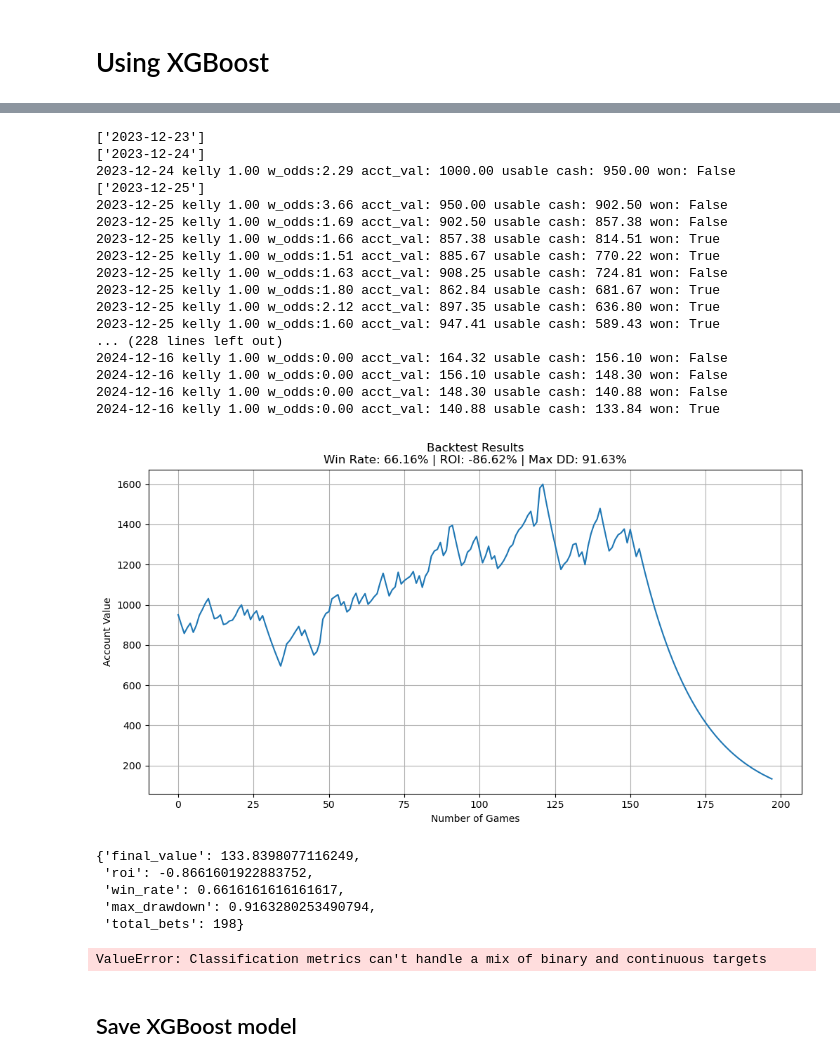
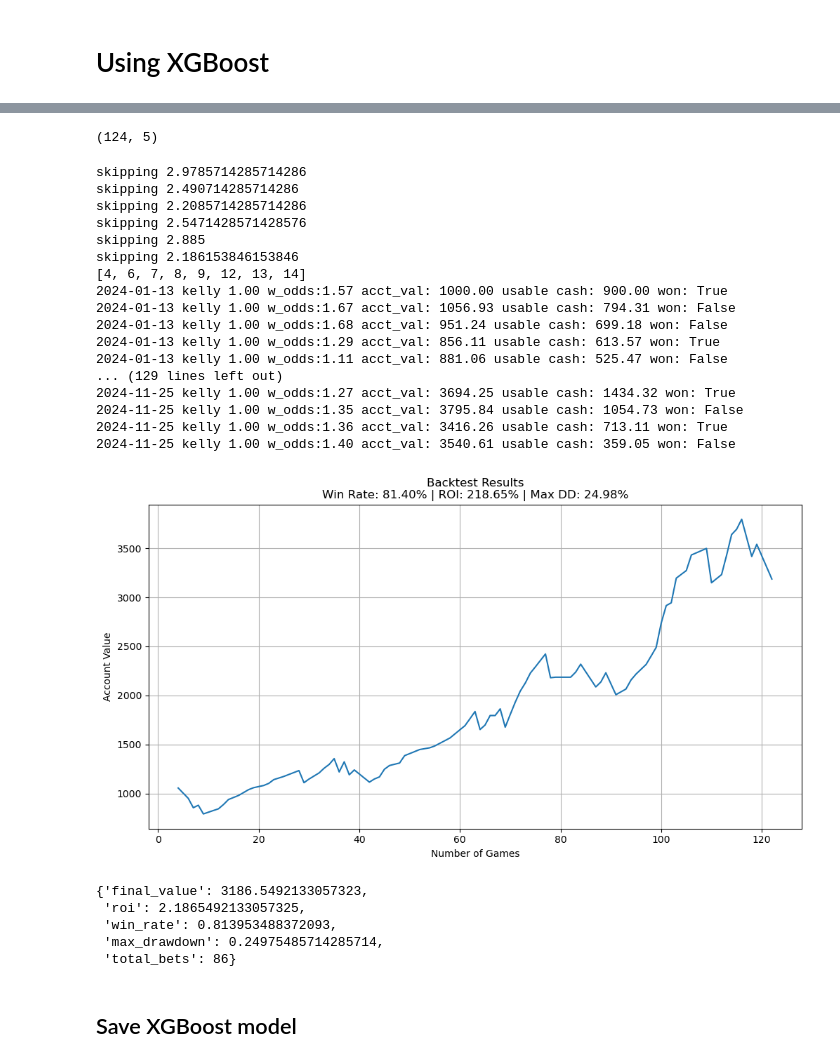
Before and after one commit to forbesjon2/NFL, a Jupyter notebook: NFL_ANN.ipynb, the cells around one changed output, grey strips where cells are left out. Drawn from its saved outputs; the diff is of its cells as text; code cells hidden in the pictures.

```diff
--- a/NFL_ANN.ipynb
+++ b/NFL_ANN.ipynb
@@ -50,3 +70,7 @@ df perf set size (200, 209)
+# %%
+test_performance_df = test_performance_df.loc[test_performance_df['D_start_odds']!= 0]
+test_performance_size = test_performance_df.shape[0]
+# test_performance_df.tail()
 # %% [markdown]
 # Columns to use
 (TODO)
@@ -1010,39 +966,42 @@ XGBRegressor(base_score=0.5, booster='gbtree', callbacks=None,
                                    0, 0, 0, 0, 0, 0, 0, 0, 0, 0, 0, 0, 0, 0, 0, ...),
              n_estimators=350, n_jobs=0, num_parallel_tree=1, predictor='auto',
              random_state=0, reg_alpha=0, reg_lambda=1, ...)
-# %%
-# Make predictions for test data
-# model = grid_search.best_estimator_
-y_pred = model.predict(perf_conts)
-predictions = [round(value) for value in y_pred]
-accuracy = accuracy_score(perf_y_col[:,0], predictions)
-
-nfl_utils.backtest_model(model, perf_conts, perf_y_col, perf_date_col, initial_capital=1000, position_size=0.05,
-                   confidence_threshold=0.0, show_plot=True)
-# %% [output]
-['2023-12-23']
-['2023-12-24']
-2023-12-24 kelly 1.00 w_odds:2.29 acct_val: 1000.00 usable cash: 950.00 won: False
-['2023-12-25']
-2023-12-25 kelly 1.00 w_odds:3.66 acct_val: 950.00 usable cash: 902.50 won: False
-2023-12-25 kelly 1.00 w_odds:1.69 acct_val: 902.50 usable cash: 857.38 won: False
-2023-12-25 kelly 1.00 w_odds:1.66 acct_val: 857.38 usable cash: 814.51 won: True
-2023-12-25 kelly 1.00 w_odds:1.51 acct_val: 885.67 usable cash: 770.22 won: True
-2023-12-25 kelly 1.00 w_odds:1.63 acct_val: 908.25 usable cash: 724.81 won: False
-2023-12-25 kelly 1.00 w_odds:1.80 acct_val: 862.84 usable cash: 681.67 won: True
-2023-12-25 kelly 1.00 w_odds:2.12 acct_val: 897.35 usable cash: 636.80 won: True
-2023-12-25 kelly 1.00 w_odds:1.60 acct_val: 947.41 usable cash: 589.43 won: True
-... (228 lines left out)
-2024-12-16 kelly 1.00 w_odds:0.00 acct_val: 164.32 usable cash: 156.10 won: False
-2024-12-16 kelly 1.00 w_odds:0.00 acct_val: 156.10 usable cash: 148.30 won: False
-2024-12-16 kelly 1.00 w_odds:0.00 acct_val: 148.30 usable cash: 140.88 won: False
-2024-12-16 kelly 1.00 w_odds:0.00 acct_val: 140.88 usable cash: 133.84 won: True
-[figure, removed]
-{'final_value': 133.8398077116249,
- 'roi': -0.8661601922883752,
- 'win_rate': 0.6616161616161617,
- 'max_drawdown': 0.9163280253490794,
- 'total_bets': 198}
+# %%
+# perf_conts.shape
+perf_y_col.shape
+# %% [output]
+(124, 5)
+# %%
+# Make predictions for test data
+# model = grid_search.best_estimator_
+y_pred = model.predict(perf_conts)
+
+nfl_utils.backtest_model(model, perf_conts, perf_y_col, perf_date_col, initial_capital=1000, position_size=0.1,
+                   confidence_threshold=0.0, show_plot=True, max_won_odds=2)
+# %% [output]
+skipping 2.9785714285714286
+skipping 2.490714285714286
+skipping 2.2085714285714286
+skipping 2.5471428571428576
+skipping 2.885
+skipping 2.186153846153846
+[4, 6, 7, 8, 9, 12, 13, 14]
+2024-01-13 kelly 1.00 w_odds:1.57 acct_val: 1000.00 usable cash: 900.00 won: True
+2024-01-13 kelly 1.00 w_odds:1.67 acct_val: 1056.93 usable cash: 794.31 won: False
+2024-01-13 kelly 1.00 w_odds:1.68 acct_val: 951.24 usable cash: 699.18 won: False
+2024-01-13 kelly 1.00 w_odds:1.29 acct_val: 856.11 usable cash: 613.57 won: True
+2024-01-13 kelly 1.00 w_odds:1.11 acct_val: 881.06 usable cash: 525.47 won: False
+... (129 lines left out)
+2024-11-25 kelly 1.00 w_odds:1.27 acct_val: 3694.25 usable cash: 1434.32 won: True
+2024-11-25 kelly 1.00 w_odds:1.35 acct_val: 3795.84 usable cash: 1054.73 won: False
+2024-11-25 kelly 1.00 w_odds:1.36 acct_val: 3416.26 usable cash: 713.11 won: True
+2024-11-25 kelly 1.00 w_odds:1.40 acct_val: 3540.61 usable cash: 359.05 won: False
+[figure, added]
+{'final_value': 3186.5492133057323,
+ 'roi': 2.1865492133057325,
+ 'win_rate': 0.813953488372093,
+ 'max_drawdown': 0.24975485714285714,
+ 'total_bets': 86}
 # %%
 # Make confusion matrix
 cm = confusion_matrix(perf_y_col[:,0], y_pred)
@@ -1051,8 +1010,6 @@ plt.xlabel('Predicted Labels')
 plt.ylabel('True Labels')
 plt.title('Confusion Matrix')
 plt.show()
-# %% [output]
-ValueError: Classification metrics can't handle a mix of binary and continuous targets
 # %% [markdown]
 ## Save XGBoost model
 # %%
```
Also changed, not shown: parts of 13 cells of this notebook, 5 other files.
